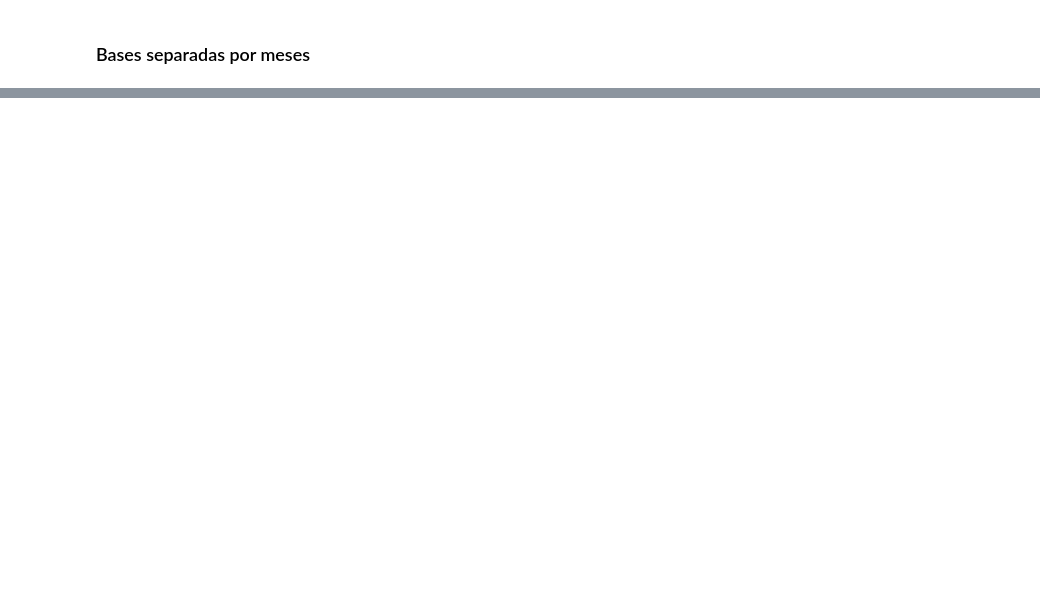
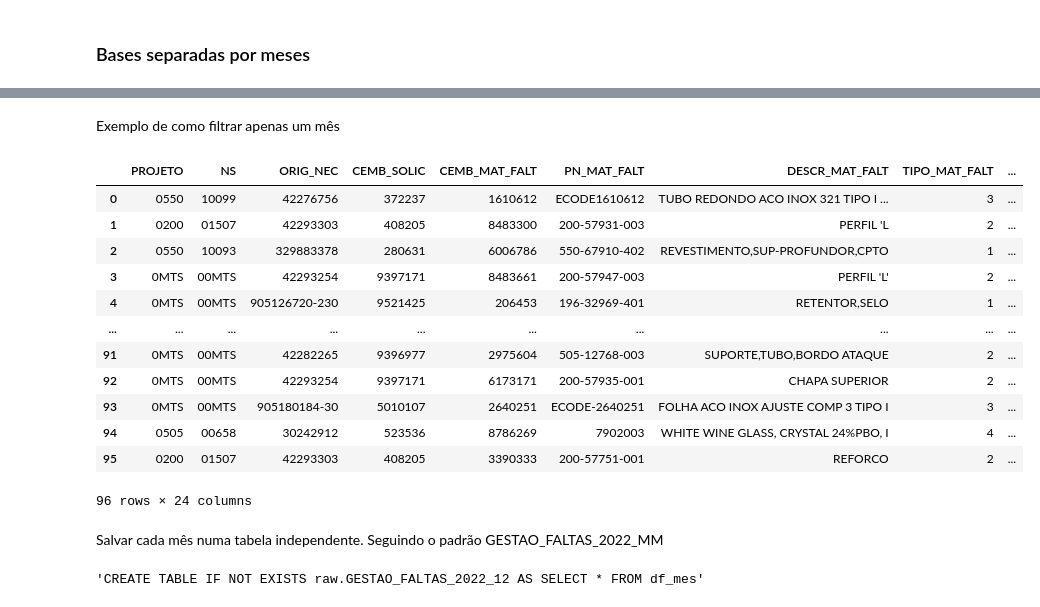
Before and after one commit to derycck/dbt_duckdb, a Jupyter notebook: ingestao/ingestao.ipynb, the cells around one changed output, grey strips where cells are left out. Saved outputs shown, nothing was run; the diff lists cells and outputs as text; code cells hidden in the pictures; blank space fills up the shorter version.

Commit message:
feat: ingestao tabels gestao_faltas_2022_MM e df_material_pivot

```diff
--- a/ingestao/ingestao.ipynb
+++ b/ingestao/ingestao.ipynb
@@ -304,8 +305,9 @@ con.close()
 # %% [markdown]
 ### Bases separadas por meses
 # %%
-(df_gestao_faltas
-.assign(ANO=lambda x:x['DAT_LIMITE'].str[:4])
-.assign(MES=lambda x:x['DAT_LIMITE'].str[5:7])
-.query('ANO=="2022"')
-)[['MES']].value_counts().sort_index()
+df_gestao_faltas_2022_por_mes = (
+    df_gestao_faltas
+    .assign(ANO=lambda x:x['DAT_LIMITE'].str[:4])
+    .assign(MES=lambda x:x['DAT_LIMITE'].str[5:7])
+    .query('ANO=="2022"')
+    )
@@ -311,0 +331,25 @@ con.close()
+# %% [markdown]
+Exemplo de como filtrar apenas um mês
+# %%
+for mes in range(1,12+1):
+    mes_str = f'{mes:02d}'
+    display(df_gestao_faltas_2022_por_mes
+             .query(f'MES=="{mes_str}"')
+             .reset_index(drop=True))
+    break
+# %% [output]
+|  | PROJETO | NS | ORIG_NEC | CEMB_SOLIC | CEMB_MAT_FALT | PN_MAT_FALT | DESCR_MAT_FALT | TIPO_MAT_FALT | ... |
+| 0 | 0550 | 10099 | 42276756 | 372237 | 1610612 | ECODE1610612 | TUBO REDONDO ACO INOX 321 TIPO I ... | 3 | ... |
+| 1 | 0200 | 01507 | 42293303 | 408205 | 8483300 | 200-57931-003 | PERFIL 'L | 2 | ... |
+| 2 | 0550 | 10093 | 329883378 | 280631 | 6006786 | 550-67910-402 | REVESTIMENTO,SUP-PROFUNDOR,CPTO | 1 | ... |
+| 3 | 0MTS | 00MTS | 42293254 | 9397171 | 8483661 | 200-57947-003 | PERFIL 'L' | 2 | ... |
+| 4 | 0MTS | 00MTS | 905126720-230 | 9521425 | 206453 | 196-32969-401 | RETENTOR,SELO | 1 | ... |
+| ... | ... | ... | ... | ... | ... | ... | ... | ... | ... |
+| 91 | 0MTS | 00MTS | 42282265 | 9396977 | 2975604 | 505-12768-003 | SUPORTE,TUBO,BORDO ATAQUE | 2 | ... |
+| 92 | 0MTS | 00MTS | 42293254 | 9397171 | 6173171 | 200-57935-001 | CHAPA SUPERIOR | 2 | ... |
+| 93 | 0MTS | 00MTS | 905180184-30 | 5010107 | 2640251 | ECODE-2640251 | FOLHA ACO INOX AJUSTE COMP 3 TIPO I | 3 | ... |
+| 94 | 0505 | 00658 | 30242912 | 523536 | 8786269 | 7902003 | WHITE WINE GLASS, CRYSTAL 24%PBO, I | 4 | ... |
+| 95 | 0200 | 01507 | 42293303 | 408205 | 3390333 | 200-57751-001 | REFORCO | 2 | ... |
+96 rows × 24 columns
+# %% [markdown]
+Salvar cada mês numa tabela independente. Seguindo o padrão GESTAO_FALTAS_2022_MM
@@ -311,0 +367,4 @@ con.close()
+# %%
+cmd_str
+# %% [output]
+'CREATE TABLE IF NOT EXISTS raw.GESTAO_FALTAS_2022_12 AS SELECT * FROM df_mes'
```
Also changed, not shown: parts of 17 cells of this notebook.
